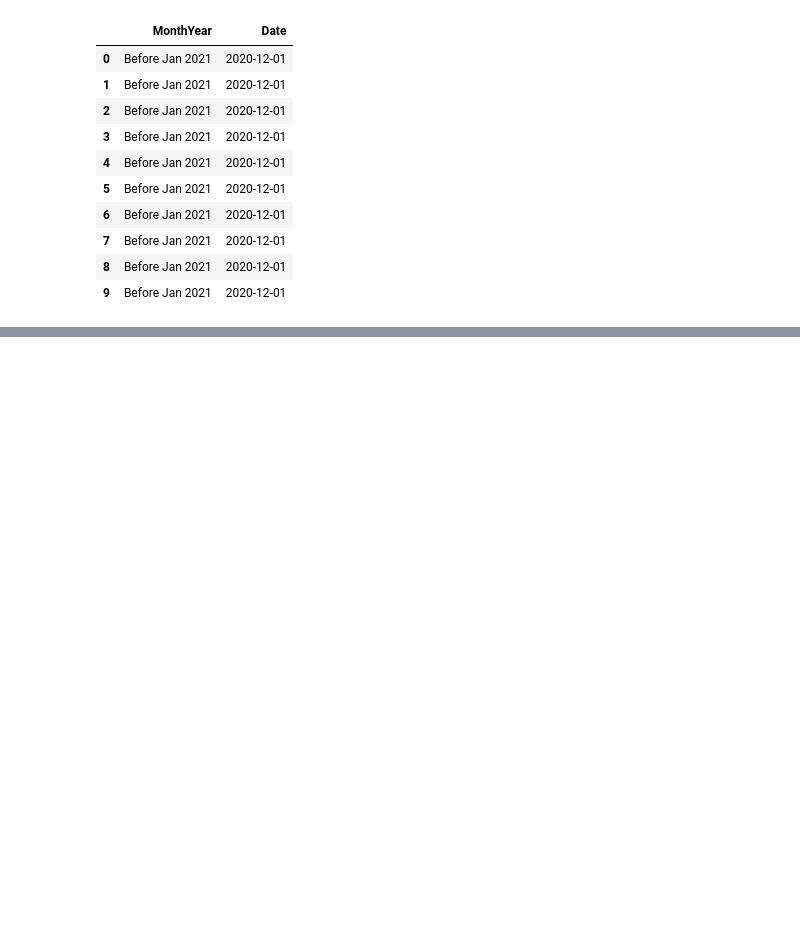
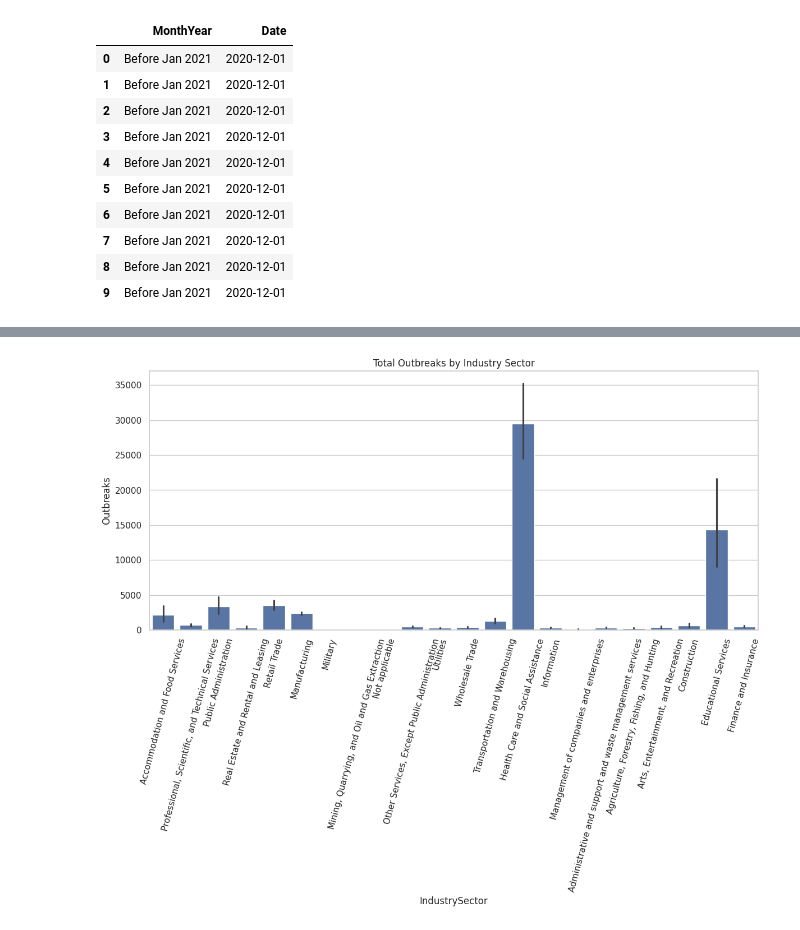
Before and after one commit to prashanthvenukonti10/Dissertation, a Jupyter notebook: Early_Prediction_of_Epidemic_Outbreaks.ipynb, the cells around one changed output, grey strips where cells are left out. Saved outputs shown, nothing was run; the diff lists cells and outputs as text; code cells hidden in the pictures; blank space fills up the shorter version.

```diff
--- a/Early_Prediction_of_Epidemic_Outbreaks.ipynb
+++ b/Early_Prediction_of_Epidemic_Outbreaks.ipynb
@@ -76,0 +146,8 @@ df[["MonthYear", "Date"]].head(10)
+# %%
+plt.figure(figsize=(14,6))
+sns.barplot(data=df, x="IndustrySector", y="Outbreaks", estimator=sum)
+plt.title("Total Outbreaks by Industry Sector")
+plt.xticks(rotation=75)
+plt.show()
+# %% [output]
+[figure, added]
```
Also changed, not shown: parts of 18 cells of this notebook.
